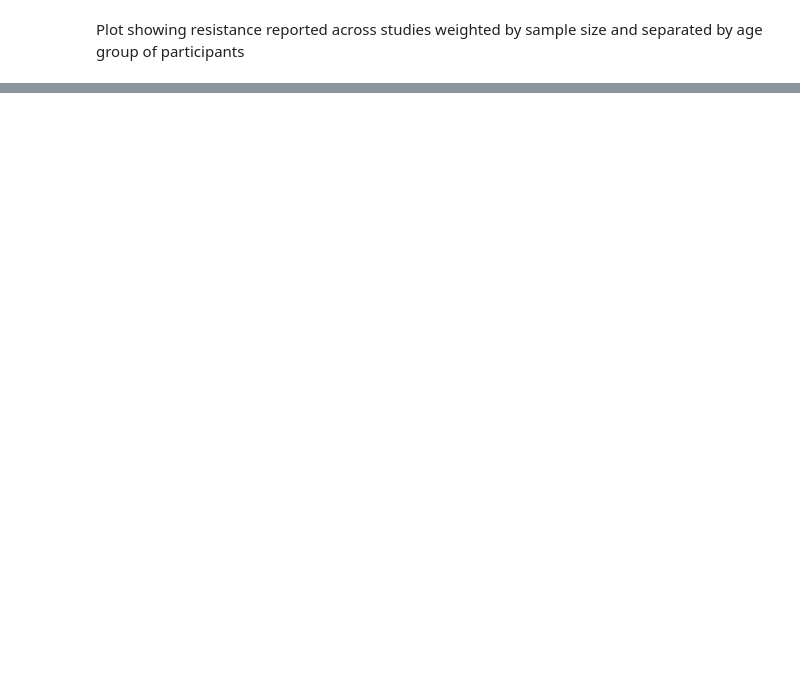
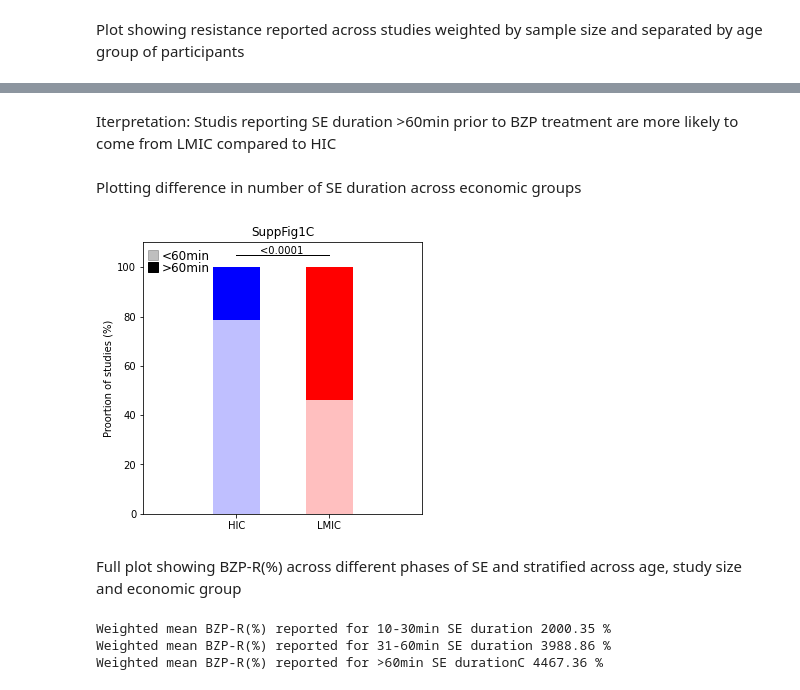
Before and after one commit to richardjburman/bzp_review, a Jupyter notebook: Fig 1/Fig1.ipynb, the cells around one changed output, grey strips where cells are left out. Saved outputs shown, nothing was run; the diff lists cells and outputs as text; code cells hidden in the pictures; blank space fills up the shorter version.

```diff
--- a/Fig 1/Fig1.ipynb
+++ b/Fig 1/Fig1.ipynb
@@ -177,0 +139,2 @@ SuppFig1B.savefig('SuppFig1B' + '.svg', format='svg')
+# %%
+data_hic, data_lmic, cont_table, cont_stats, SuppFig1B, SuppFig1C, SuppFig1D = bzpR.suppfigs(data, p_value, weighted_means_phases)
@@ -177,0 +214,8 @@ SuppFig1B.savefig('SuppFig1B' + '.svg', format='svg')
+# %% [markdown]
+Iterpretation: Studis reporting SE duration >60min prior to BZP treatment are more likely to come from LMIC compared to HIC
+# %% [markdown]
+Plotting difference in number of SE duration across economic groups
+# %%
+SuppFig1C
+# %% [output]
+[figure, added]
@@ -177,0 +225,10 @@ SuppFig1B.savefig('SuppFig1B' + '.svg', format='svg')
+# %% [markdown]
+Full plot showing BZP-R(%) across different phases of SE and stratified across age, study size and economic group
+# %%
+print('Weighted mean BZP-R(%) reported for 10-30min SE duration', np.round(weighted_means_phases['Weighted mean 10-30min'],2),'%')
+print('Weighted mean BZP-R(%) reported for 31-60min SE duration', np.round(weighted_means_phases['Weighted mean 31-60min'],2),'%')
+print('Weighted mean BZP-R(%) reported for >60min SE durationC', np.round(weighted_means_phases['Weighted mean >60min'],2),'%')
+# %% [output]
+Weighted mean BZP-R(%) reported for 10-30min SE duration 2000.35 %
+Weighted mean BZP-R(%) reported for 31-60min SE duration 3988.86 %
+Weighted mean BZP-R(%) reported for >60min SE durationC 4467.36 %
```
Also changed, not shown: parts of 37 cells of this notebook, 16 other files.
